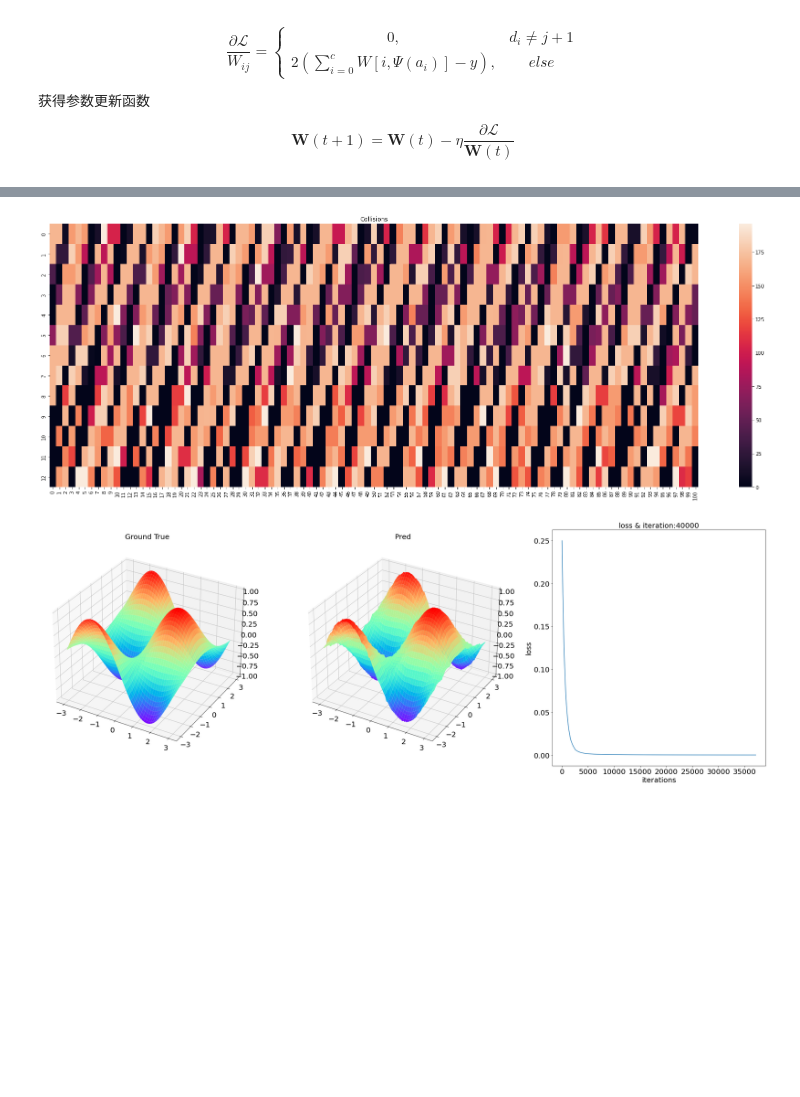
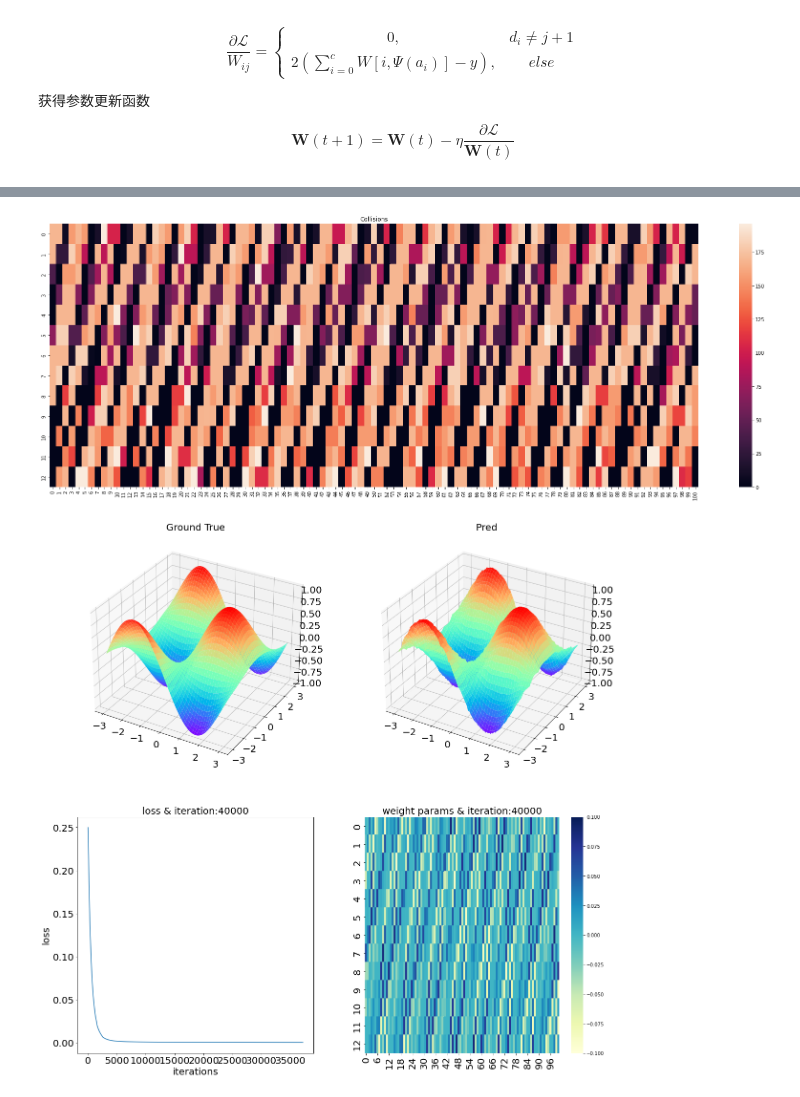
Before and after one commit to koolo233/NeuralNetworks, a Jupyter notebook: CMAC.ipynb, the cells around one changed output, grey strips where cells are left out. Cells and saved outputs as stored; diff of their text form; code cells hidden in the pictures; blank space fills up the shorter version.

Commit message:
update CMAC plot fig

```diff
--- a/CMAC.ipynb
+++ b/CMAC.ipynb
@@ -478,6 +478,7 @@ print_frequency = 1
 train_loss = 0
 train_loss_dict = dict()
 train_pred_recoder = list()
+params_recoder = list()
 
 # 对所有输入进行预测
 pred_matrix = np.zeros((sample_resolution, sample_resolution))
@@ -493,6 +494,7 @@ train_loss_dict[0] = train_loss
 print("iterations:[{}/{}] avg loss:{:.6f}".format(0, iteration, train_loss))
 train_loss = 0
 train_pred_recoder.append(pred_matrix)
+params_recoder.append(my_cmac.weight_matrix.copy())
 
 # 开始训练
 for i in range(1, iteration+1):
@@ -521,6 +523,7 @@ for i in range(1, iteration+1):
         print("iterations:[{}/{}] avg loss:{:.6f}".format(i, iteration, train_loss))
         train_loss = 0
         train_pred_recoder.append(pred_matrix)
+        params_recoder.append(my_cmac.weight_matrix.copy())
 
         print_frequency = int(pow(1.1, len(train_loss_dict)))
 # %% [output]
@@ -555,40 +558,49 @@ sn.heatmap(real_address_heatmap)
 plt.show()
 
 # 绘制训练过程图
-fig = plt.figure(figsize=(36, 12))
+fig = plt.figure(figsize=(20, 20))
 for i in range(len(train_loss_dict)):
     plt.cla()
     plt.clf()
-    ax1 = fig.add_subplot(1, 3, 1, projection='3d')
+    ax1 = fig.add_subplot(2, 2, 1, projection='3d')
     ax1.set_title("Ground True", fontsize=20)
     plt.xticks(fontsize=20)
     plt.yticks(fontsize=20)
     ax1.tick_params(axis='z', labelsize=20)
     ax1.set_zlim(-1, 1)
     ax1.plot_surface(x1, x2, np.sin(x1) * np.cos(x2), cmap="rainbow")
-    ax2 = fig.add_subplot(1, 3, 2, projection='3d')
+
+    ax2 = fig.add_subplot(2, 2, 2, projection='3d')
     ax2.set_title("Pred", fontsize=20)
     plt.xticks(fontsize=20)
     plt.yticks(fontsize=20)
     ax2.tick_params(axis='z', labelsize=20)
     ax2.set_zlim(-1, 1)
     ax2.plot_surface(x1, x2, train_pred_recoder[i].reshape((sample_resolution, sample_resolution)), cmap="rainbow")
-    ax3 = fig.add_subplot(1, 3, 3)
+
+    ax3 = fig.add_subplot(2, 2, 3)
     ax3.set_title("loss & iteration:{}".format(list(train_loss_dict.keys())[i]), fontsize=20)
     ax3.set_xlabel("iterations", fontsize=20)
     ax3.set_ylabel("loss", fontsize=20)
     plt.xticks(fontsize=20)
     plt.yticks(fontsize=20)
     ax3.plot(list(train_loss_dict.keys())[:i], list(train_loss_dict.values())[:i])
+    ax3.set_aspect(1.0/ax3.get_data_ratio(), adjustable="box")
+
+    ax4 = fig.add_subplot(2, 2, 4)
+    ax4.set_title("weight params & iteration:{}".format(list(train_loss_dict.keys())[i]), fontsize=20)
+    plt.xticks(fontsize=20)
+    plt.yticks(fontsize=20)
+    sn.heatmap(params_recoder[i], vmax=0.1, vmin=-0.1, cmap="YlGnBu")
 
     plt.savefig("./images/temp/{}.png".format(i), dpi=70)
 plt.show()
 
 with imageio.get_writer("./images/{}.gif".format("CMAC_sin_cos"), mode="I", fps=10) as Writer:
     for ind in range(len(train_loss_dict)):
         image = imageio.imread("./images/temp/{}.png".format(ind))
         os.remove("./images/temp/{}.png".format(ind))
         Writer.append_data(image)
 # %% [output]
 [figure]
-[figure, old version]
+[figure, new version]
```
Also changed, not shown: 1 other file.
